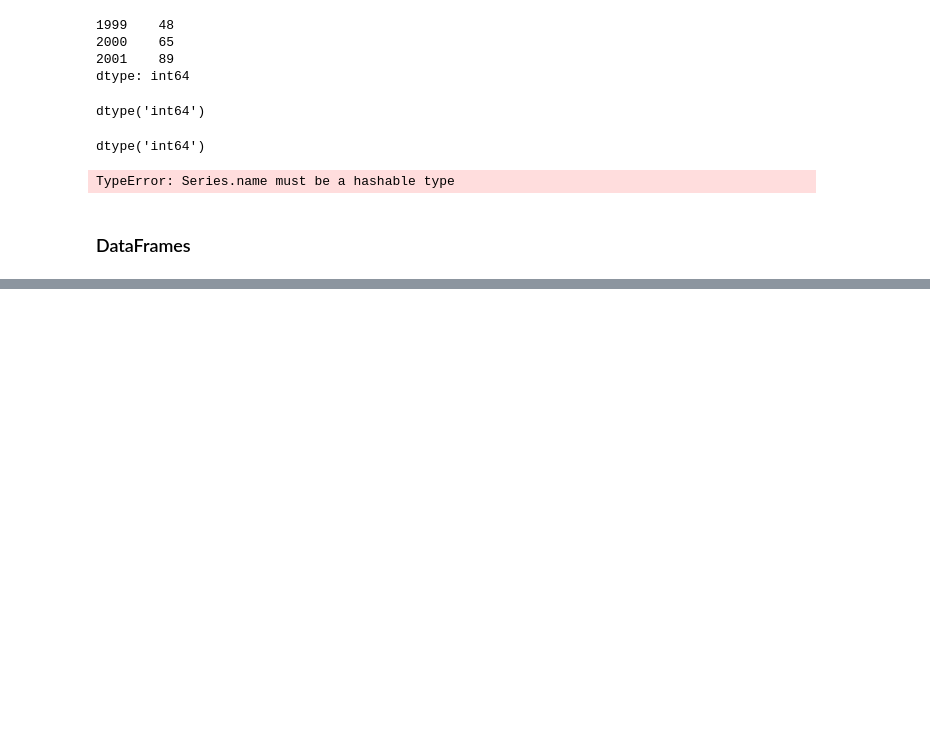
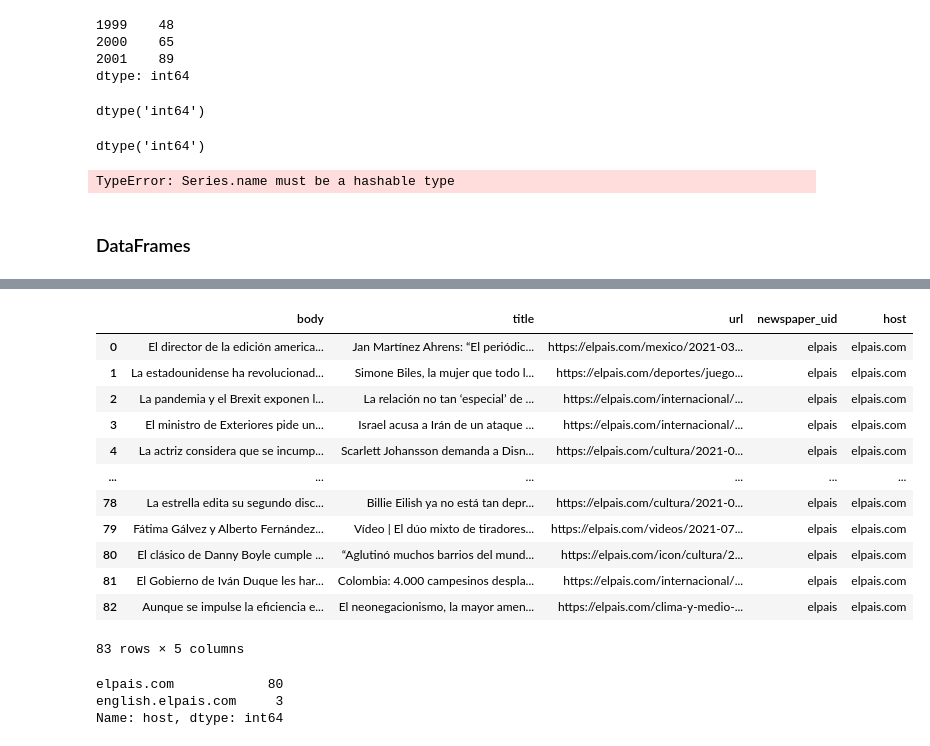
Before and after one commit to kemirandad/data_eng_web_scrap, a Jupyter notebook: platzi_data/pandas_starting.ipynb, the cells around one changed output, grey strips where cells are left out. Saved outputs shown, nothing was run; the diff lists cells and outputs as text; code cells hidden in the pictures; blank space fills up the shorter version.

Commit message:
Generando script para iniciar la transformación de los datos de nuestro dataframe creado

```diff
--- a/platzi_data/pandas_starting.ipynb
+++ b/platzi_data/pandas_starting.ipynb
@@ -162,0 +167,5 @@ el_pais.loc[:,'body':'title']
+# %%
+# 1. Añadir newspaper_uid al DataFrame
+
+el_pais['newspaper_uid'] = 'elpais'
+el_pais
@@ -162,0 +186,27 @@ el_pais.loc[:,'body':'title']
+# %%
+# 2. Obtener el host
+
+from urllib.parse import urlparse
+
+el_pais['host'] = el_pais['url'].apply( lambda url: urlparse(url).netloc)
+el_pais
+# %% [output]
+|  | body | title | url | newspaper_uid | host |
+| 0 | El director de la edición america... | Jan Martínez Ahrens: “El periódic... | https://elpais.com/mexico/2021-03... | elpais | elpais.com |
+| 1 | La estadounidense ha revolucionad... | Simone Biles, la mujer que todo l... | https://elpais.com/deportes/juego... | elpais | elpais.com |
+| 2 | La pandemia y el Brexit exponen l... | La relación no tan ‘especial’ de ... | https://elpais.com/internacional/... | elpais | elpais.com |
+| 3 | El ministro de Exteriores pide un... | Israel acusa a Irán de un ataque ... | https://elpais.com/internacional/... | elpais | elpais.com |
+| 4 | La actriz considera que se incump... | Scarlett Johansson demanda a Disn... | https://elpais.com/cultura/2021-0... | elpais | elpais.com |
+| ... | ... | ... | ... | ... | ... |
+| 78 | La estrella edita su segundo disc... | Billie Eilish ya no está tan depr... | https://elpais.com/cultura/2021-0... | elpais | elpais.com |
+| 79 | Fátima Gálvez y Alberto Fernández... | Vídeo | El dúo mixto de tiradores... | https://elpais.com/videos/2021-07... | elpais | elpais.com |
+| 80 | El clásico de Danny Boyle cumple ... | “Aglutinó muchos barrios del mund... | https://elpais.com/icon/cultura/2... | elpais | elpais.com |
+| 81 | El Gobierno de Iván Duque les har... | Colombia: 4.000 campesinos despla... | https://elpais.com/internacional/... | elpais | elpais.com |
+| 82 | Aunque se impulse la eficiencia e... | El neonegacionismo, la mayor amen... | https://elpais.com/clima-y-medio-... | elpais | elpais.com |
+83 rows × 5 columns
+# %%
+el_pais['host'].value_counts()
+# %% [output]
+elpais.com            80
+english.elpais.com     3
+Name: host, dtype: int64
```
Also changed, not shown: parts of 29 cells of this notebook, 2 other files.
